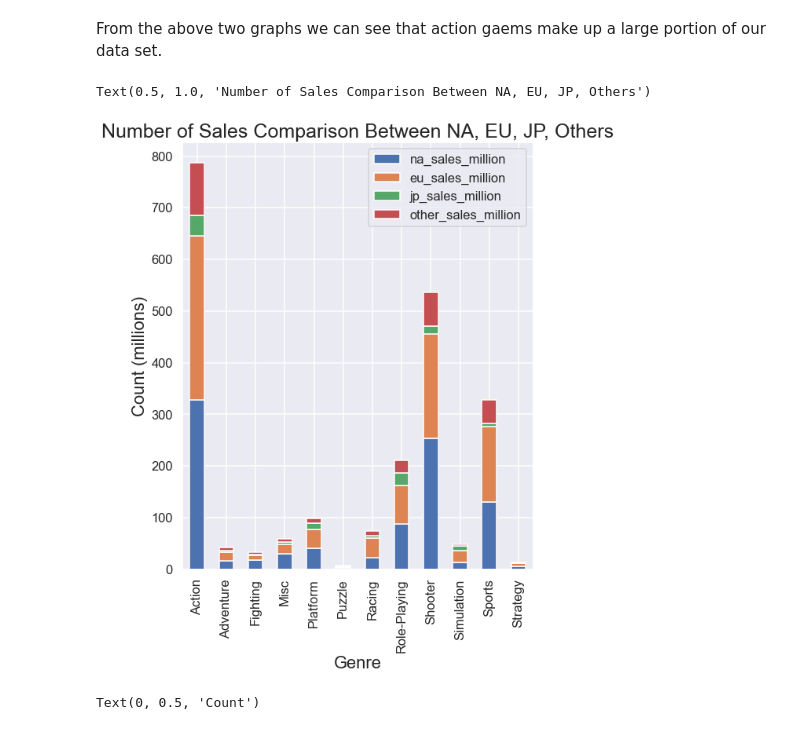
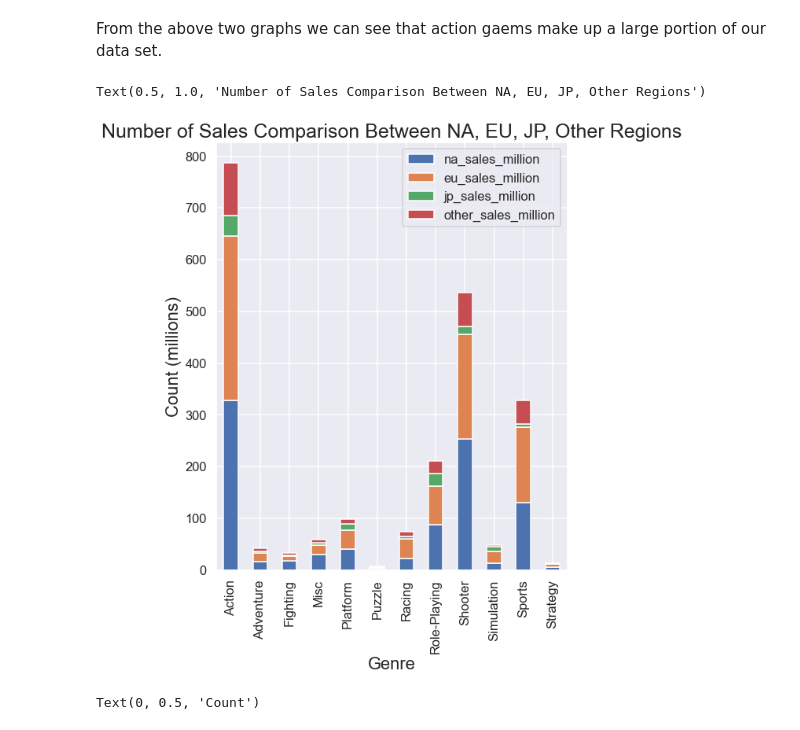
Before and after one commit to kvh8899/mostpopvidgame, a Jupyter notebook: FinalProject_group004.ipynb, the cells around one changed output. Saved outputs shown, nothing was run; the diff lists cells and outputs as text; code cells hidden in the pictures.

```diff
--- a/FinalProject_group004.ipynb
+++ b/FinalProject_group004.ipynb
@@ -300,16 +300,16 @@ From the above two graphs we can see that action gaems make up a large portion o
 # %%
 salesD = sales.groupby(['genre']).sum()
 region = sales['genre'].unique()
 salesD = salesD.drop(columns = ['global_sales_million', 'user_score', 'metascore', 'rank'])
 ax = salesD.plot.bar(stacked=True)
 fig = plt.gcf()
 fig.set_size_inches(8,10)
 plt.xlabel("Genre", size = 22)
 plt.ylabel("Count (millions)", size = 22)
-plt.title('Number of Sales Comparison Between NA, EU, JP, Others', size = 25)
+plt.title('Number of Sales Comparison Between NA, EU, JP, Other Regions', size = 25)
 # %% [output]
-Text(0.5, 1.0, 'Number of Sales Comparison Between NA, EU, JP, Others')
+Text(0.5, 1.0, 'Number of Sales Comparison Between NA, EU, JP, Other Regions')
-[figure, old version]
+[figure, new version]
 # %%
 salesD = sales.groupby(['genre']).sum()
 na = salesD.plot.bar(y = ['na_sales_million'])
```
